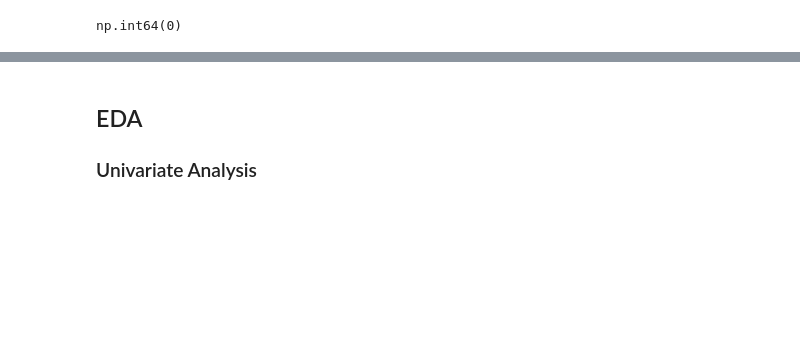
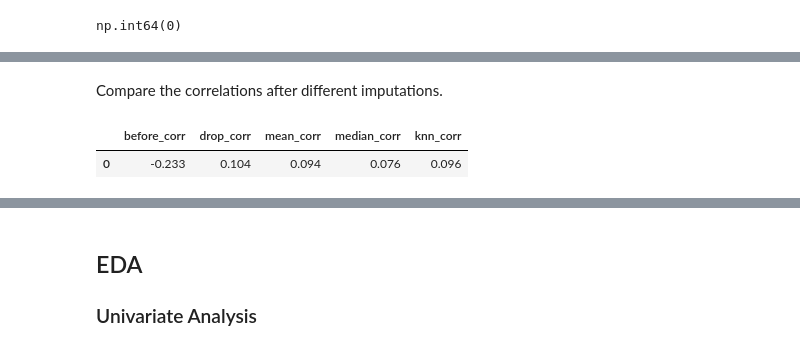
Before and after one commit to Karthik-005/Heart-Failure-Prediction, a Jupyter notebook: notebooks/01_exploratory_data_analysis.ipynb, the cells around one changed output, grey strips where cells are left out. Drawn from its saved outputs; the diff is of its cells as text; code cells hidden in the pictures; blank space fills up the shorter version.

```diff
--- a/notebooks/01_exploratory_data_analysis.ipynb
+++ b/notebooks/01_exploratory_data_analysis.ipynb
@@ -152,0 +125,34 @@ train['RestingBP'] = train['RestingBP'].replace({np.nan:train['RestingBP'].mean(
+# %%
+# Find the correlation if we drop these rows.
+drop_corr = round(df[df['Cholesterol'] != 0]['Cholesterol'].corr(df[df['Cholesterol'] != 0]['HeartDisease']), 3)
+# %%
+# Find the correlation if we impute missing values wth mean
+mean_chol = df['Cholesterol'].replace({0:np.nan}).mean()
+mean_corr = round(df['Cholesterol'].replace({0:np.nan}).fillna(mean_chol).corr(df['HeartDisease']), 3)
+# %%
+# Find the correlation if we impute missing values wth mean
+median_chol = df['Cholesterol'].replace({0:np.nan}).median()
+median_corr = round(df['Cholesterol'].replace({0:np.nan}).fillna(median_chol).corr(df['HeartDisease']), 3)
+# %%
+# Find the correlation after using KNNImputer.
+temp_df = df.copy()
+temp_df['Cholesterol'] = temp_df['Cholesterol'].replace({0:np.nan})
+knnimputer = KNNImputer(missing_values=np.nan, n_neighbors=5)
+temp_df[num_cols] = knnimputer.fit_transform(temp_df[num_cols])
+
+knn_corr = round(temp_df['Cholesterol'].corr(temp_df['HeartDisease']), 3)
+# %% [markdown]
+Compare the correlations after different imputations.
+# %%
+corr_df = pd.DataFrame({
+                        'before_corr':[before_corr],
+                        'drop_corr':[drop_corr],
+                        'mean_corr':mean_corr,
+                        'median_corr':median_corr,
+                        'knn_corr':knn_corr
+        })
+
+corr_df
+# %% [output]
+|  | before_corr | drop_corr | mean_corr | median_corr | knn_corr |
+| 0 | -0.233 | 0.104 | 0.094 | 0.076 | 0.096 |
```
Also changed, not shown: parts of 53 cells of this notebook, 3 other files.
